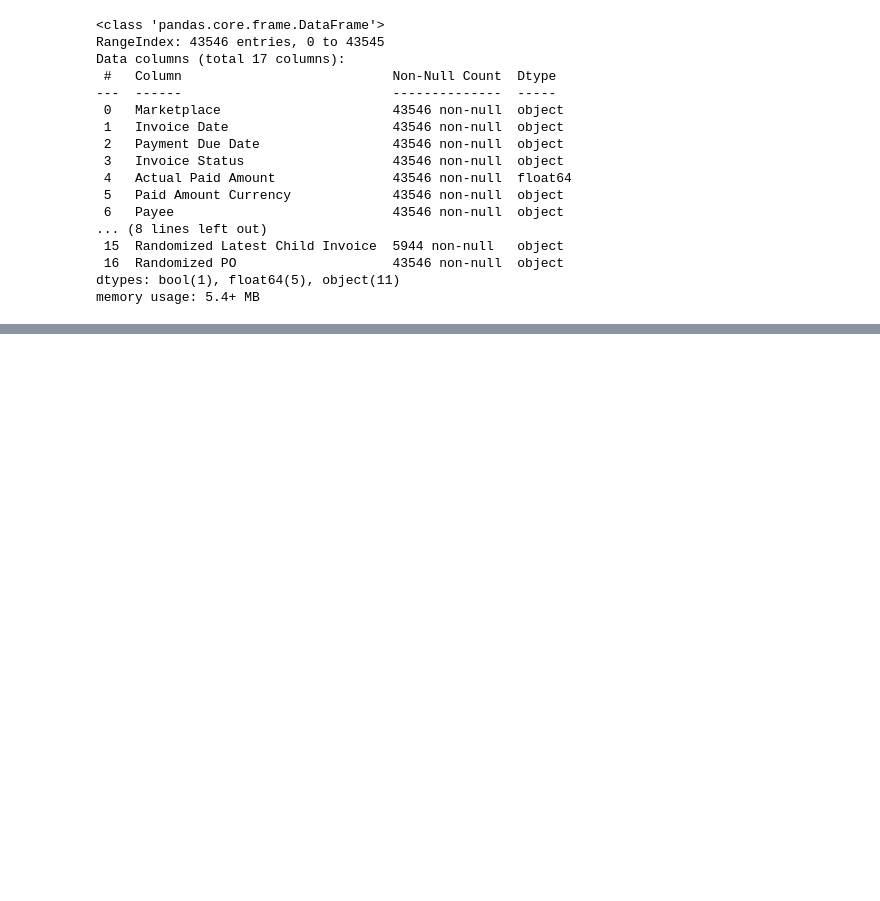
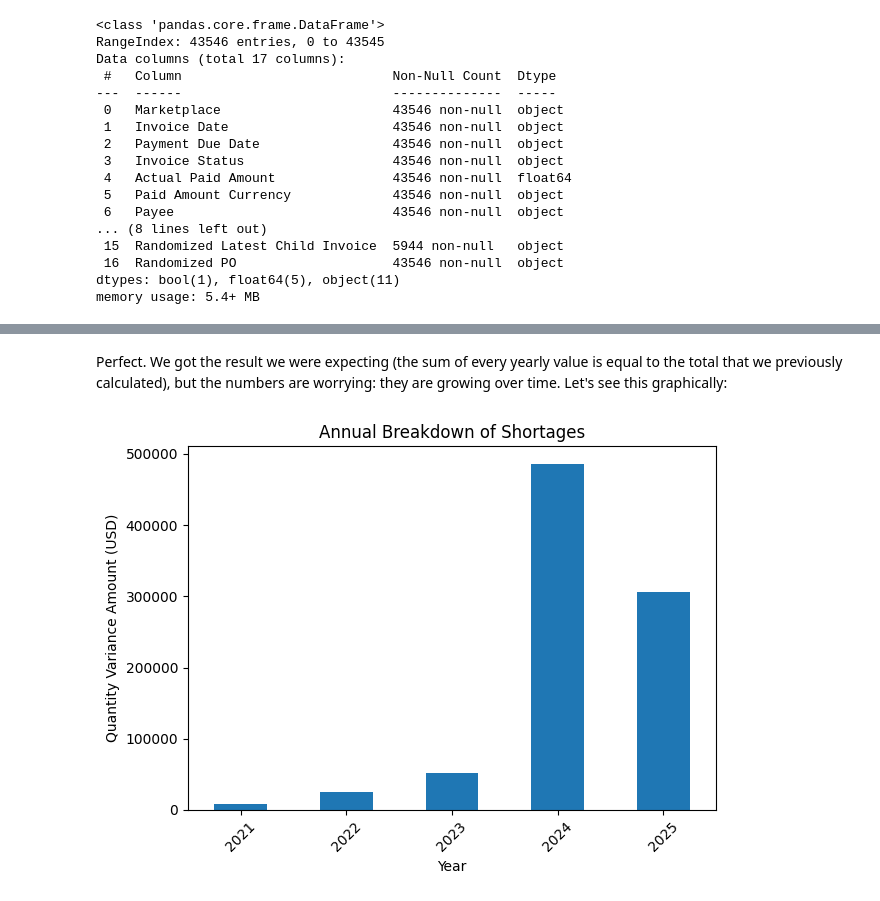
Before and after one commit to gabichulas/paired_assessment, a Jupyter notebook: main.ipynb, the cells around one changed output, grey strips where cells are left out. Cells and saved outputs as stored; diff of their text form; code cells hidden in the pictures; blank space fills up the shorter version.

```diff
--- a/main.ipynb
+++ b/main.ipynb
@@ -27,0 +140,10 @@ memory usage: 5.4+ MB
+# %%
+df["Parsed Due Date"] = pd.to_datetime(df["Payment Due Date"], format='%d/%m/%Y')
+
+df["Payment Due Year"] = df["Parsed Due Date"].dt.year # Extract year from each date and put it on a new column
+
+result = df.groupby("Payment Due Year")["Quantity Variance Amount"].sum() # Sum every shortage and group the results by year
+
+print(result)
+
+print(f"Total shortage: {result.sum()}") # Just to make sure we get the same result as above
@@ -27,0 +159,14 @@ memory usage: 5.4+ MB
+# %% [markdown]
+Perfect. We got the result we were expecting (the sum of every yearly value is equal to the total that we previously calculated), but the numbers are worrying: they are growing over time. Let's see this graphically:
+# %%
+import matplotlib.pyplot as plt
+
+result.plot(kind='bar')
+plt.xlabel('Year')
+plt.ylabel('Quantity Variance Amount (USD)')
+plt.title('Annual Breakdown of Shortages')
+plt.xticks(rotation=45)
+plt.tight_layout()
+plt.show()
+# %% [output]
+[figure, added]
```
Also changed, not shown: parts of 33 cells of this notebook.
